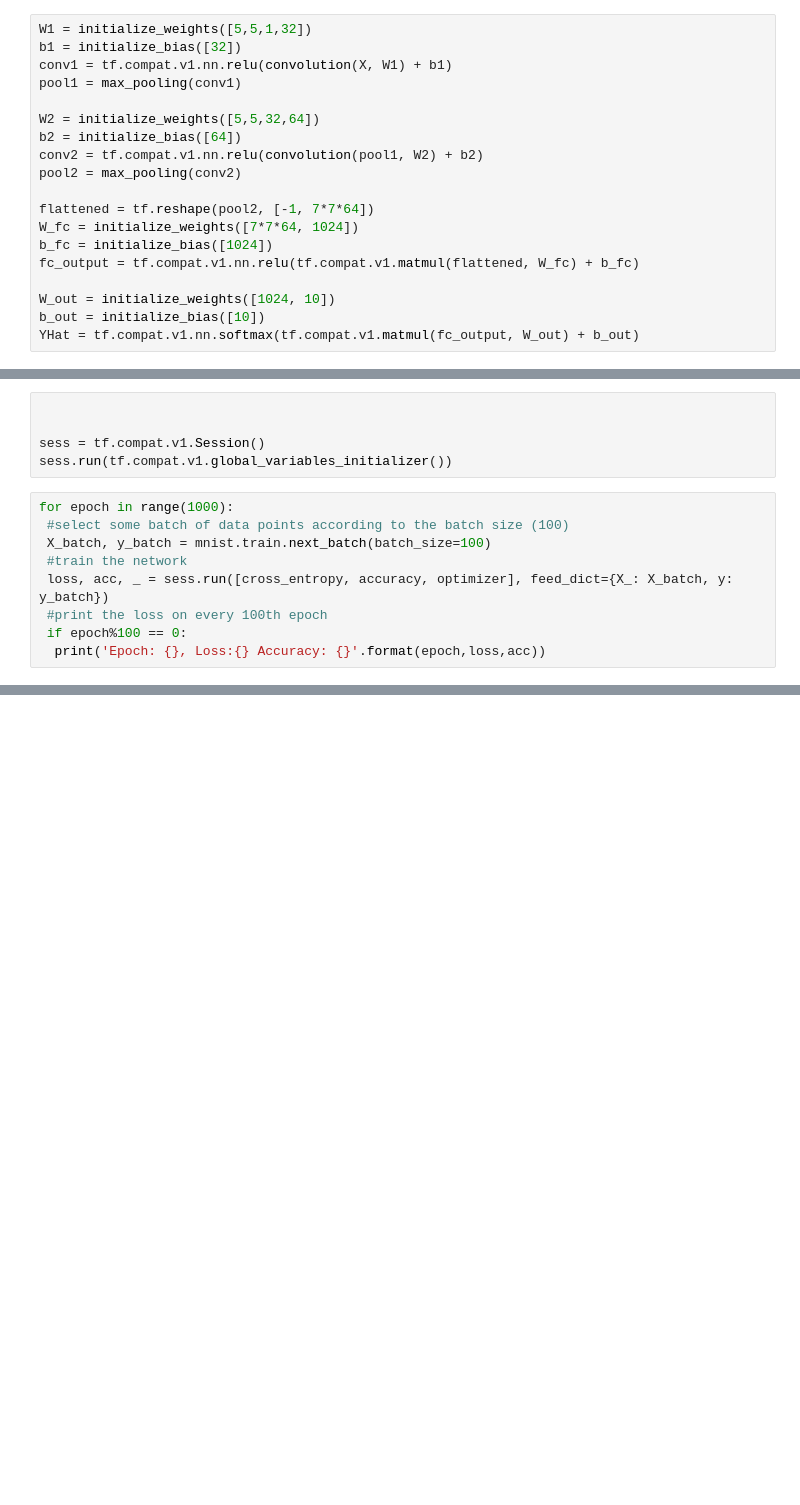
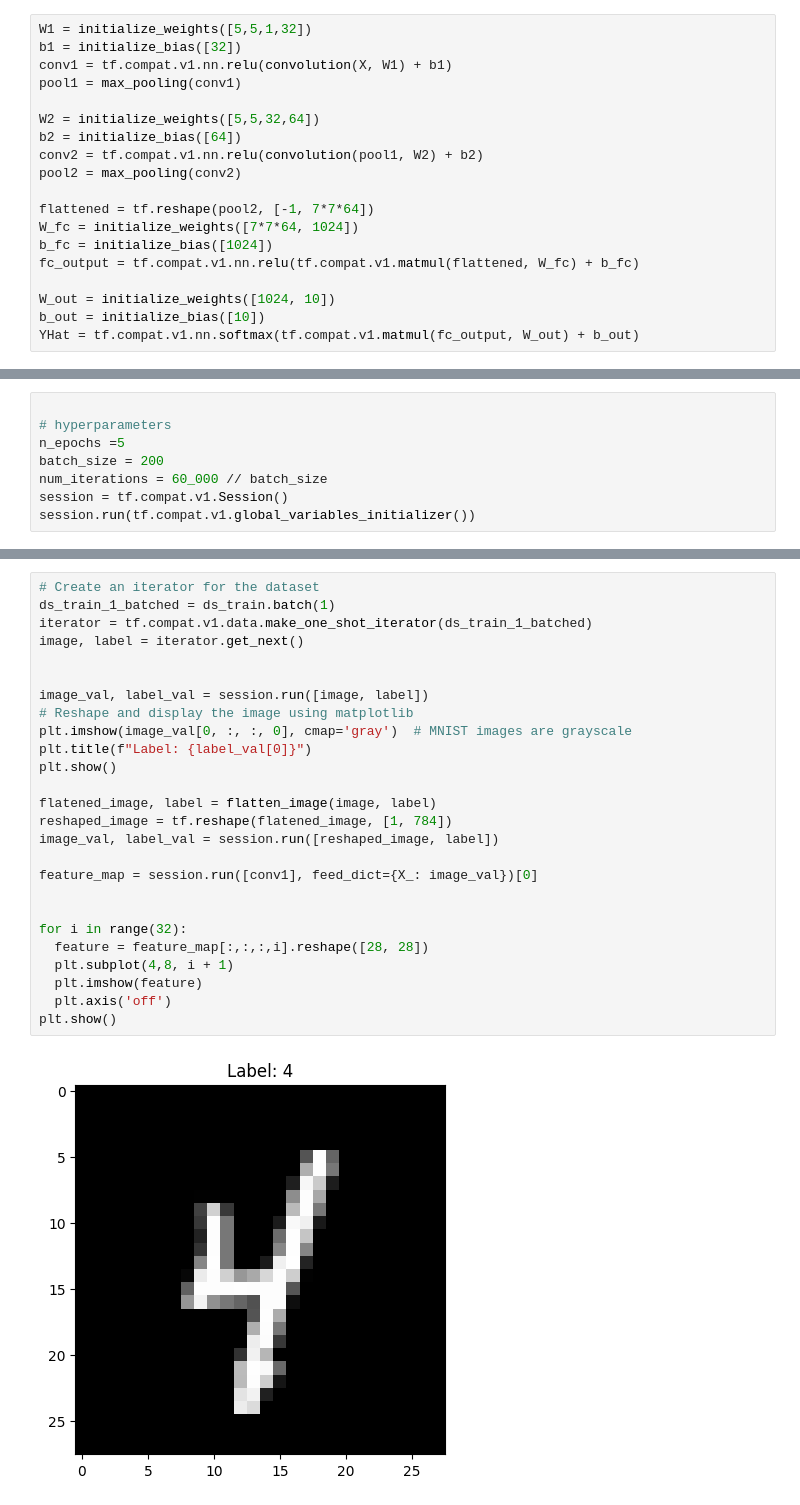
Before and after one commit to abiral-adhikari/Neural-Network-Comp-488-Assignment, a Jupyter notebook: AbiralAdhikari_Assignment6_CNN.ipynb, the cells around one changed output, grey strips where cells are left out. Drawn from its saved outputs; the diff is of its cells as text; blank space fills up the shorter version.

```diff
--- a/AbiralAdhikari_Assignment6_CNN.ipynb
+++ b/AbiralAdhikari_Assignment6_CNN.ipynb
@@ -65,14 +77,8 @@ accuracy = tf.reduce_mean(tf.cast(correct_pred, tf.float32))
 # %%
 
-
-sess = tf.compat.v1.Session()
-sess.run(tf.compat.v1.global_variables_initializer())
+# hyperparameters
+n_epochs =5
+batch_size = 200
+num_iterations = 60_000 // batch_size
+session = tf.compat.v1.Session()
+session.run(tf.compat.v1.global_variables_initializer())
-# %%
-for epoch in range(1000):
- #select some batch of data points according to the batch size (100)
- X_batch, y_batch = mnist.train.next_batch(batch_size=100)
- #train the network
- loss, acc, _ = sess.run([cross_entropy, accuracy, optimizer], feed_dict={X_: X_batch, y: y_batch})
- #print the loss on every 100th epoch
- if epoch%100 == 0:
-  print('Epoch: {}, Loss:{} Accuracy: {}'.format(epoch,loss,acc))
@@ -80,0 +123,28 @@ AttributeError: 'dict' object has no attribute 'train'
+# %%
+# Create an iterator for the dataset
+ds_train_1_batched = ds_train.batch(1)
+iterator = tf.compat.v1.data.make_one_shot_iterator(ds_train_1_batched)
+image, label = iterator.get_next()
+
+
+image_val, label_val = session.run([image, label])
+# Reshape and display the image using matplotlib
+plt.imshow(image_val[0, :, :, 0], cmap='gray')  # MNIST images are grayscale
+plt.title(f"Label: {label_val[0]}")
+plt.show()
+
+flatened_image, label = flatten_image(image, label)
+reshaped_image = tf.reshape(flatened_image, [1, 784])
+image_val, label_val = session.run([reshaped_image, label])
+
+feature_map = session.run([conv1], feed_dict={X_: image_val})[0]
+
+
+for i in range(32):
+  feature = feature_map[:,:,:,i].reshape([28, 28])
+  plt.subplot(4,8, i + 1)
+  plt.imshow(feature)
+  plt.axis('off')
+plt.show()
+# %% [output]
+[figure, added]
```
Also changed, not shown: parts of 11 cells of this notebook.
